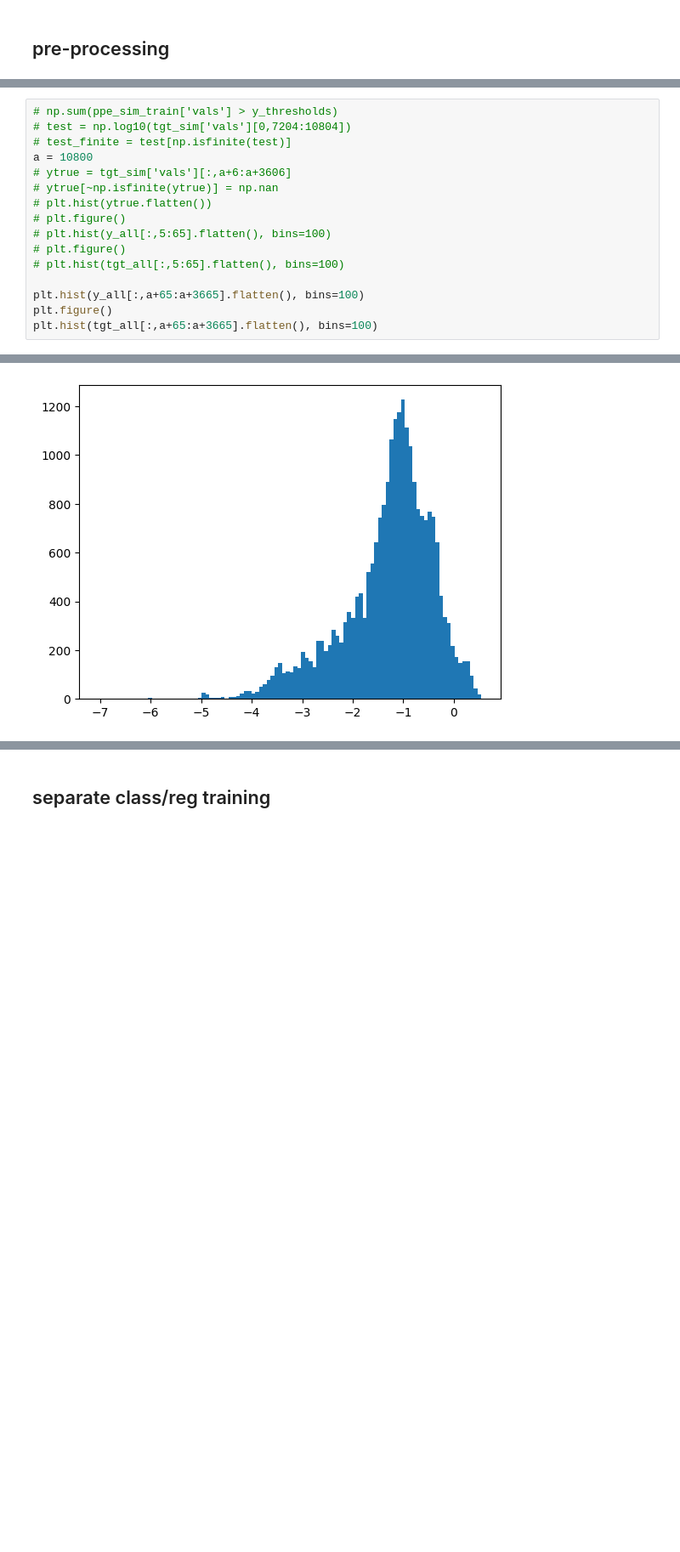
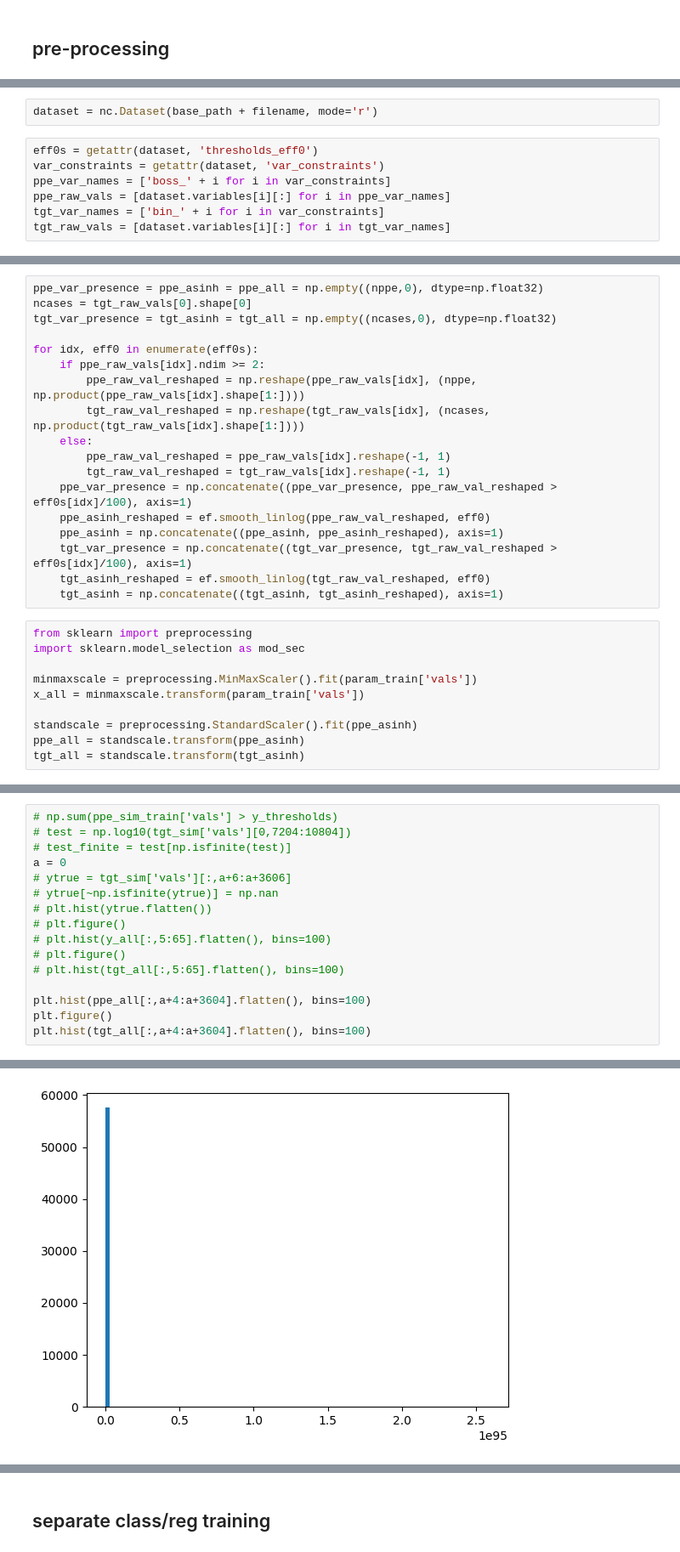
Before and after one commit to arthurzqhu/BOSS_PPE, a Jupyter notebook: hp_tuning.ipynb, the cells around one changed output, grey strips where cells are left out. Shown at 85% size. Cells and saved outputs as stored; diff of their text form; blank space fills up the shorter version.

```diff
--- a/hp_tuning.ipynb
+++ b/hp_tuning.ipynb
@@ -175,0 +57,9 @@ y_val = np.nan_to_num(y_val, nan=-1001)
+# %%
+dataset = nc.Dataset(base_path + filename, mode='r')
+# %%
+eff0s = getattr(dataset, 'thresholds_eff0')
+var_constraints = getattr(dataset, 'var_constraints')
+ppe_var_names = ['boss_' + i for i in var_constraints]
+ppe_raw_vals = [dataset.variables[i][:] for i in ppe_var_names]
+tgt_var_names = ['bin_' + i for i in var_constraints]
+tgt_raw_vals = [dataset.variables[i][:] for i in tgt_var_names]
@@ -175,0 +68,28 @@ y_val = np.nan_to_num(y_val, nan=-1001)
+# %%
+ppe_var_presence = ppe_asinh = ppe_all = np.empty((nppe,0), dtype=np.float32)
+ncases = tgt_raw_vals[0].shape[0]
+tgt_var_presence = tgt_asinh = tgt_all = np.empty((ncases,0), dtype=np.float32)
+
+for idx, eff0 in enumerate(eff0s):
+    if ppe_raw_vals[idx].ndim >= 2:
+        ppe_raw_val_reshaped = np.reshape(ppe_raw_vals[idx], (nppe, np.product(ppe_raw_vals[idx].shape[1:])))
+        tgt_raw_val_reshaped = np.reshape(tgt_raw_vals[idx], (ncases, np.product(tgt_raw_vals[idx].shape[1:])))
+    else:
+        ppe_raw_val_reshaped = ppe_raw_vals[idx].reshape(-1, 1)
+        tgt_raw_val_reshaped = tgt_raw_vals[idx].reshape(-1, 1)
+    ppe_var_presence = np.concatenate((ppe_var_presence, ppe_raw_val_reshaped > eff0s[idx]/100), axis=1)
+    ppe_asinh_reshaped = ef.smooth_linlog(ppe_raw_val_reshaped, eff0)
+    ppe_asinh = np.concatenate((ppe_asinh, ppe_asinh_reshaped), axis=1)
+    tgt_var_presence = np.concatenate((tgt_var_presence, tgt_raw_val_reshaped > eff0s[idx]/100), axis=1)
+    tgt_asinh_reshaped = ef.smooth_linlog(tgt_raw_val_reshaped, eff0)
+    tgt_asinh = np.concatenate((tgt_asinh, tgt_asinh_reshaped), axis=1)
+# %%
+from sklearn import preprocessing
+import sklearn.model_selection as mod_sec
+
+minmaxscale = preprocessing.MinMaxScaler().fit(param_train['vals'])
+x_all = minmaxscale.transform(param_train['vals'])
+
+standscale = preprocessing.StandardScaler().fit(ppe_asinh)
+ppe_all = standscale.transform(ppe_asinh)
+tgt_all = standscale.transform(tgt_asinh)
@@ -177,7 +103,7 @@ y_val = np.nan_to_num(y_val, nan=-1001)
 # np.sum(ppe_sim_train['vals'] > y_thresholds)
 # test = np.log10(tgt_sim['vals'][0,7204:10804])
 # test_finite = test[np.isfinite(test)]
-a = 10800
+a = 0
 # ytrue = tgt_sim['vals'][:,a+6:a+3606]
 # ytrue[~np.isfinite(ytrue)] = np.nan
 # plt.hist(ytrue.flatten())
@@ -186,7 +112,7 @@ a = 10800
 # plt.figure()
 # plt.hist(tgt_all[:,5:65].flatten(), bins=100)
 
-plt.hist(y_all[:,a+65:a+3665].flatten(), bins=100)
+plt.hist(ppe_all[:,a+4:a+3604].flatten(), bins=100)
 plt.figure()
-plt.hist(tgt_all[:,a+65:a+3665].flatten(), bins=100)
+plt.hist(tgt_all[:,a+4:a+3604].flatten(), bins=100)
 # %% [output]
@@ -211 +137 @@ plt.hist(tgt_all[:,a+65:a+3665].flatten(), bins=100)
-[figure, old version]
+[figure, new version]
```
Also changed, not shown: parts of 30 cells of this notebook, 6 other files.
